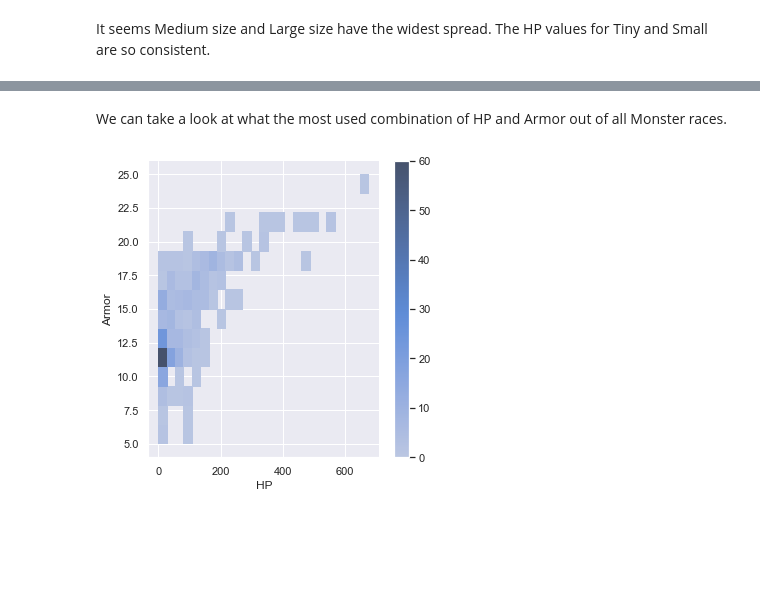
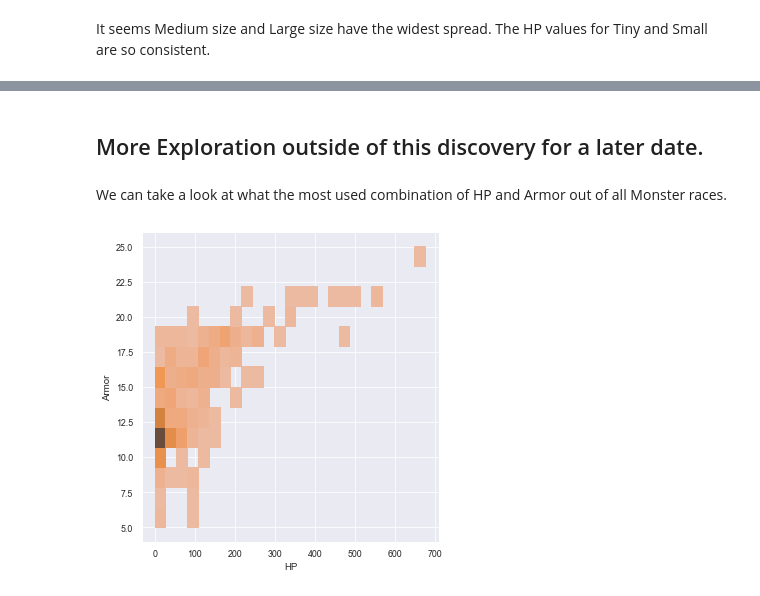
Before and after one commit to dmm4613/dnd-eda, a Jupyter notebook: dnd-eda.ipynb, the cells around one changed output, grey strips where cells are left out. Cells and saved outputs as stored; diff of their text form; code cells hidden in the pictures; blank space fills up the shorter version.

```diff
--- a/dnd-eda.ipynb
+++ b/dnd-eda.ipynb
@@ -155,10 +170,10 @@ Name: Alignment, dtype: int64
 There are 9 alignments (and unaligned) that we care about, so let's take a look at just the basic alignments
 # %%
 # creating a list of the alignments we care to look over.
-alignments = ['Unaligned',
-              'Chaotic Evil', 'Lawful Evil', 'Neutral Evil',
-              'Chaotic Good', 'Lawful Good', 'Neutral Good',
-              'Neutral', 'Chaotic Neutral', 'Lawful Neutral']
+alignments = ['Chaotic Evil', 'Neutral Evil','Lawful Evil',
+              'Chaotic Neutral','Neutral','Lawful Neutral',
+              'Chaotic Good', 'Neutral Good', 'Lawful Good',
+              'Unaligned']
 
 # this function will create a new column of 0/1 values so we narrow down our alignments with a true/false statement
 dnd['True Alignment'] = dnd['Alignment'].apply(lambda alignment: 1 if alignment in alignments else 0)
@@ -182 +190,4 @@ array(['Lawful Evil', 'Any Alignment', 'Chaotic Evil', 'Chaotic Good',
+# %%
+# Use pd.Categorical to manually order the Size series instead of allowing for an alphabetical order
+dnd['Alignment'] = pd.Categorical(dnd['Alignment'], categories=alignments, ordered=True)
 # %%
@@ -266,13 +329,3 @@ find_monster_in_size_with_max_hp('Gargantuan')
 Based off the chart above, the average HP for a monster is definitely associated with its size.
 # %% [markdown]
 ## Does a monster’s armor class have a correlation with its hit points?
-# %%
-#Let's associate the string values of size to numbers so they are ordered in the scatter plot
-MONSTER_SIZE_VALUE = {'Tiny': 1,
-                      'Small': 2,
-                      'Medium': 4,
-                      'Large': 8,
-                      'Huge': 16,
-                      'Gargantuan': 32}
-
-dnd['Size Value'] = dnd['Size'].map(MONSTER_SIZE_VALUE)
@@ -299,7 +344,7 @@ MONSTER_SYMBOLS = []
 
 fig,ax = plt.subplots(figsize=(20,10))
 sns.set_context('paper')
-sns.set_theme(style="darkgrid")
+
 sns.scatterplot(x=monster_hp, y=monster_armor, hue=dnd['Race'], size=marker_size['Size'], sizes=(10, 400))
 
 # Put the name of the monster that fits the max HP and Max armor for each size next to its marker
@@ -310,7 +355,7 @@ plt.text(monster_hp[dnd['Size']=='Large'].max(),monster_armor[dnd['Size']=='Larg
 plt.text(monster_hp[dnd['Size']=='Huge'].max(),monster_armor[dnd['Size']=='Huge'].max(),find_monster_in_size_with_max_hp('Huge'), color='black', fontsize='xx-large', fontvariant='small-caps')
 plt.text(monster_hp[dnd['Size']=='Gargantuan'].max(),monster_armor[dnd['Size']=='Gargantuan'].max(),find_monster_in_size_with_max_hp('Gargantuan'), color='black', fontsize='xx-large', fontvariant='small-caps')
 plt.tight_layout()
-ax.set_title('Monster HP vs. Monster Armor')
-plt.savefig('graphs/monster_hp_v_monster_armor.jpg', bbox_inches = 'tight', edgecolor='w')
+ax.set_title('Monster HP vs. Monster Armor', fontsize=20)
+# plt.savefig('graphs/monster_hp_v_monster_armor.png', bbox_inches = 'tight', edgecolor='w')
 plt.show()
 # %% [output]
@@ -333,11 +386,13 @@ It seems Medium size and Large size have the widest spread. The HP values for Ti
+# %% [markdown]
+## More Exploration outside of this discovery for a later date.
 # %% [markdown]
 We can take a look at what the most used combination of HP and Armor out of all Monster races.
 # %%
 sns.displot(
-    dnd, x=monster_hp, y=monster_armor, cbar=True)
+    dnd, x=monster_hp, y=monster_armor)
 plt.show()
 # %% [output]
-[figure, old version]
+[figure, new version]
 # %%
 
 sns.jointplot(
```
Also changed, not shown: parts of 41 cells of this notebook.
